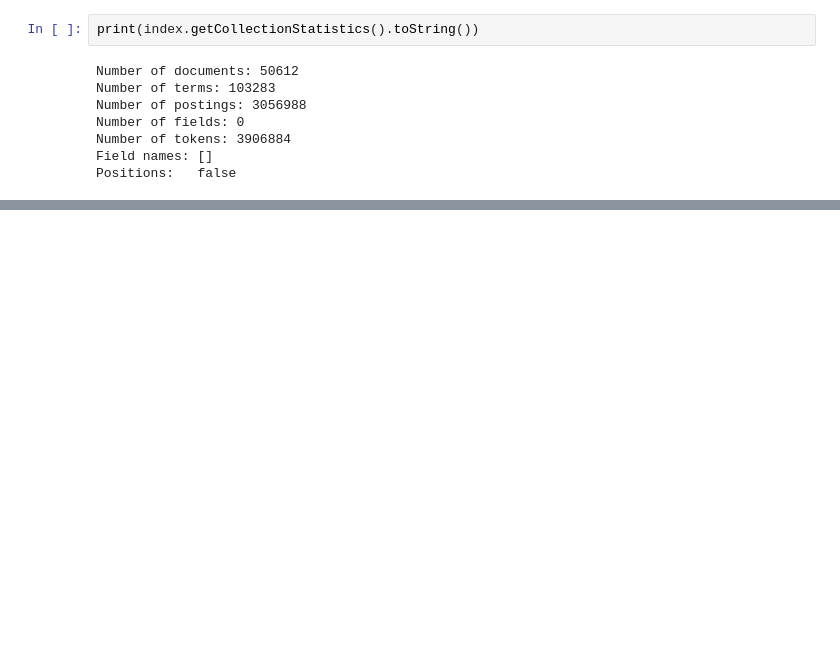
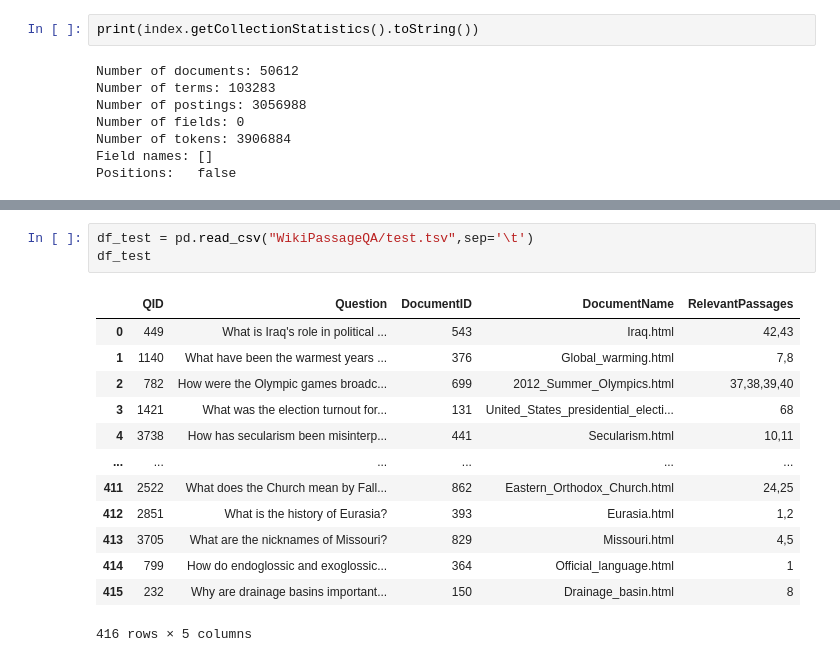
Before and after one commit to barthosdac/projet-rital, a Jupyter notebook: f.ipynb, the cells around one changed output, grey strips where cells are left out. Saved outputs shown, nothing was run; the diff lists cells and outputs as text; blank space fills up the shorter version.

```diff
--- a/f.ipynb
+++ b/f.ipynb
@@ -131,0 +193,17 @@ Positions:   false
+# %%
+df_test = pd.read_csv("WikiPassageQA/test.tsv",sep='\t')
+df_test
+# %% [output]
+|  | QID | Question | DocumentID | DocumentName | RelevantPassages |
+| 0 | 449 | What is Iraq's role in political ... | 543 | Iraq.html | 42,43 |
+| 1 | 1140 | What have been the warmest years ... | 376 | Global_warming.html | 7,8 |
+| 2 | 782 | How were the Olympic games broadc... | 699 | 2012_Summer_Olympics.html | 37,38,39,40 |
+| 3 | 1421 | What was the election turnout for... | 131 | United_States_presidential_electi... | 68 |
+| 4 | 3738 | How has secularism been misinterp... | 441 | Secularism.html | 10,11 |
+| ... | ... | ... | ... | ... | ... |
+| 411 | 2522 | What does the Church mean by Fall... | 862 | Eastern_Orthodox_Church.html | 24,25 |
+| 412 | 2851 | What is the history of Eurasia? | 393 | Eurasia.html | 1,2 |
+| 413 | 3705 | What are the nicknames of Missouri? | 829 | Missouri.html | 4,5 |
+| 414 | 799 | How do endoglossic and exoglossic... | 364 | Official_language.html | 1 |
+| 415 | 232 | Why are drainage basins important... | 150 | Drainage_basin.html | 8 |
+416 rows × 5 columns
```
Also changed, not shown: parts of 18 cells of this notebook.
